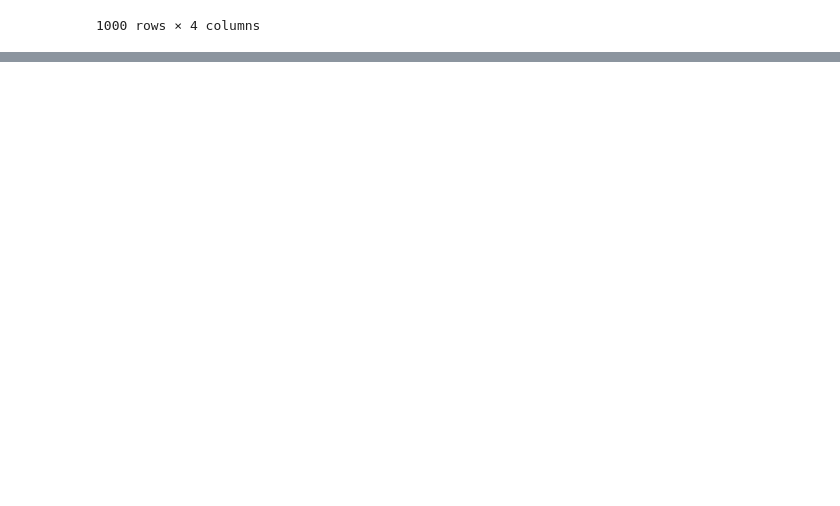
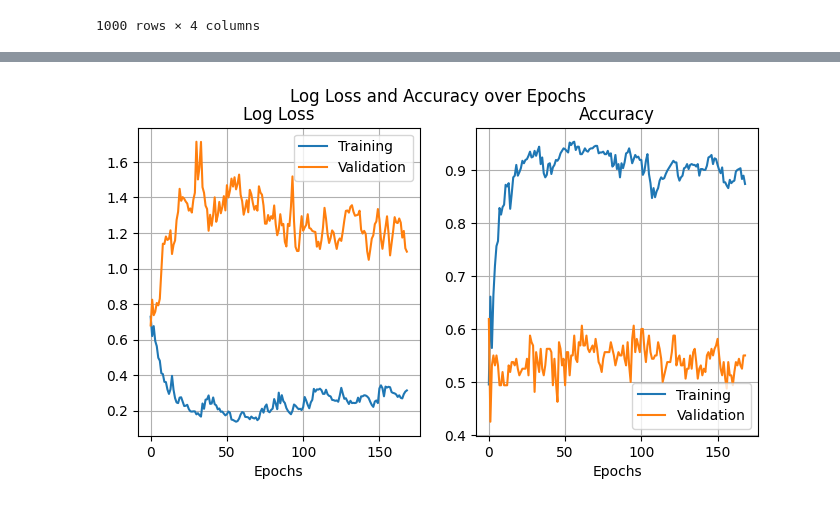
Before and after one commit to aleksKaluski/neural_network_comparision, a Jupyter notebook: preprocessing.ipynb, the cells around one changed output, grey strips where cells are left out. Cells and saved outputs as stored; diff of their text form; code cells hidden in the pictures; blank space fills up the shorter version.

```diff
--- a/preprocessing.ipynb
+++ b/preprocessing.ipynb
@@ -131,0 +163,7 @@ mlp_bow.plot_loss_accuracy()
+# %%
+"""
+2.3) classical RNN with embedding encoding
+"""
+X_train_EBM, X_test_EBM, Y_train_EBM, Y_test_EBM = dataset.get_sequences(vocab_size=1000, maxlen=10)
+# %%
+rnn_emb_params = rnn.find_best_rnn(X_train_EBM, Y_train_EBM, X_test_EBM, Y_test_EBM, n_trials=3)
@@ -131,0 +233,14 @@ mlp_bow.plot_loss_accuracy()
+# %%
+rnn_ebm = rnn.Recurrent_Model(X=X_train_EBM,
+                              Y=Y_train_EBM,
+                              input_dim=1004,
+                              output_dim=1,
+                              units=rnn_emb_params.iloc[-1]['params_units'],
+                              rnn_type="RNN",
+                              two_layers=rnn_emb_params.iloc[-1]['params_two_layers'])
+
+rnn_ebm.train(LR=rnn_emb_params.iloc[-1]['params_learning_rate'],
+              epochs=rnn_emb_params.iloc[-1]['params_epochs'],
+              batch_size=rnn_emb_params.iloc[-1]['params_batch_size'],
+              verbose=1,
+              validation_split=0.2)
@@ -131,0 +265,4 @@ mlp_bow.plot_loss_accuracy()
+# %%
+rnn_ebm.plot_loss_accuracy()
+# %% [output]
+[figure, added]
```
Also changed, not shown: parts of 15 cells of this notebook, 3 other files.
